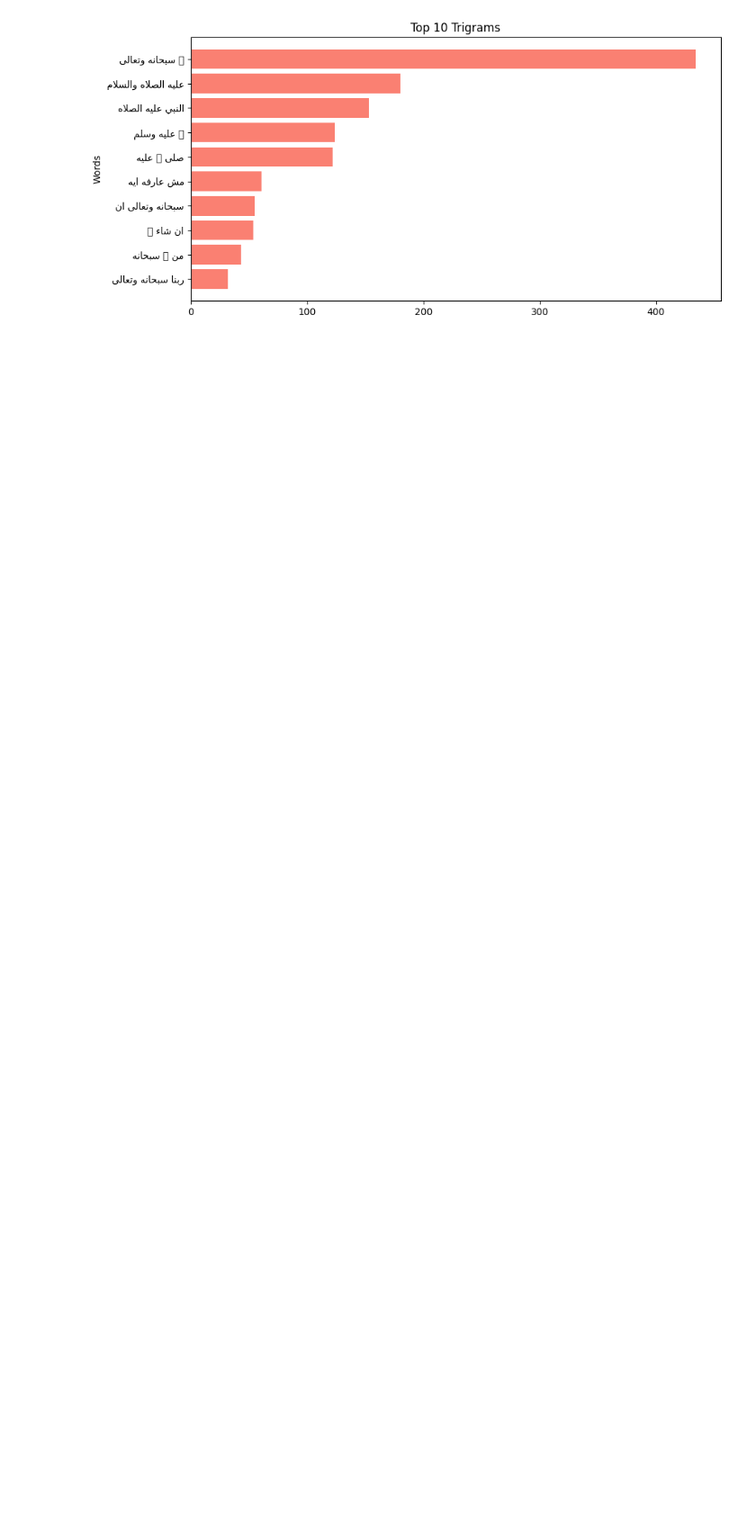
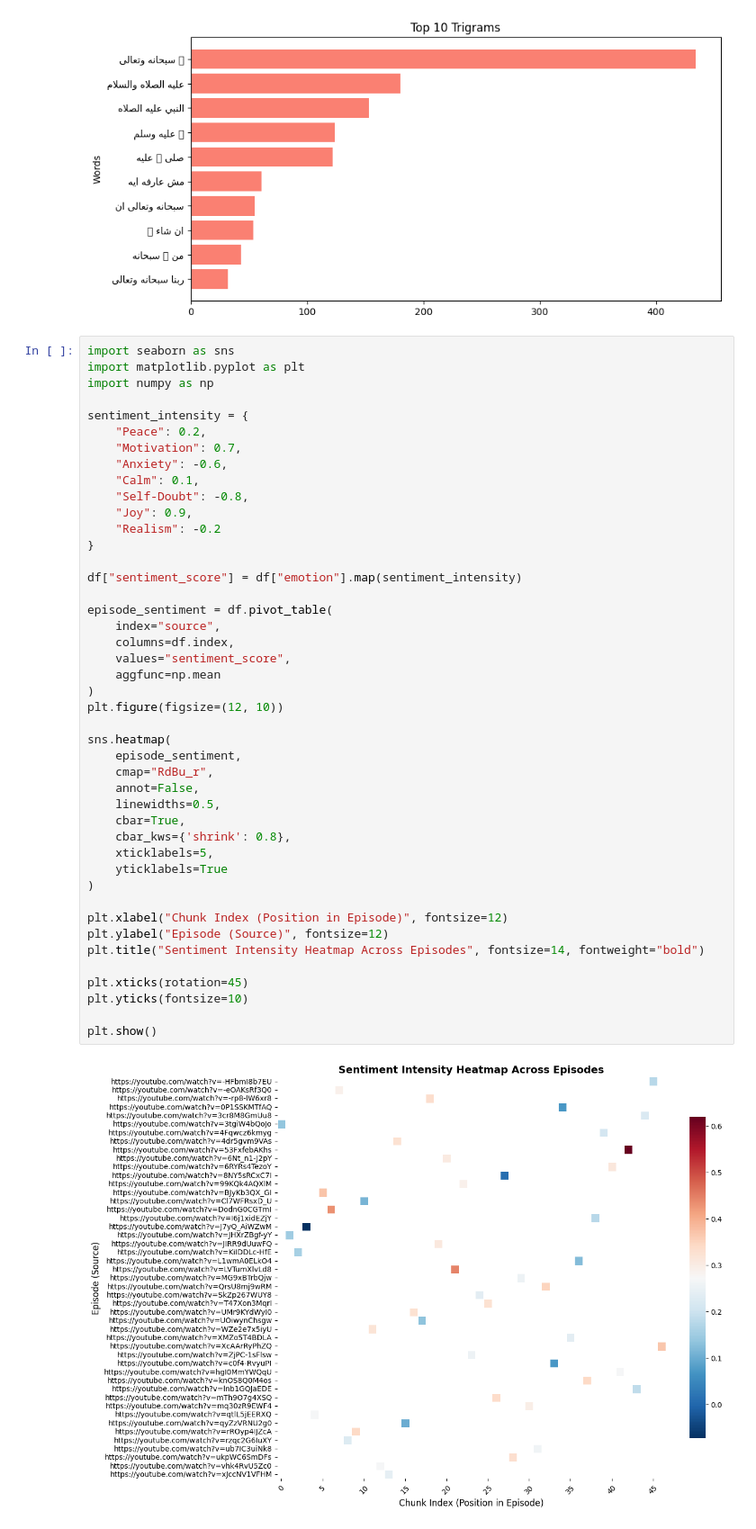
Before and after one commit to SarahEhabGamil/NLP-project, a Jupyter notebook: NLP_Project.ipynb, the cells around one changed output. Shown at 90% size. Drawn from its saved outputs; the diff is of its cells as text; blank space fills up the shorter version.

```diff
--- a/NLP_Project.ipynb
+++ b/NLP_Project.ipynb
@@ -459,3 +527,49 @@ plt.show()
 # %% [output]
 [figure]
 [figure]
+# %%
+import seaborn as sns
+import matplotlib.pyplot as plt
+import numpy as np
+
+sentiment_intensity = {
+    "Peace": 0.2,
+    "Motivation": 0.7,
+    "Anxiety": -0.6,
+    "Calm": 0.1,
+    "Self-Doubt": -0.8,
+    "Joy": 0.9,
+    "Realism": -0.2
+}
+
+df["sentiment_score"] = df["emotion"].map(sentiment_intensity)
+
+episode_sentiment = df.pivot_table(
+    index="source",
+    columns=df.index,
+    values="sentiment_score",
+    aggfunc=np.mean
+)
+plt.figure(figsize=(12, 10))
+
+sns.heatmap(
+    episode_sentiment,
+    cmap="RdBu_r",
+    annot=False,
+    linewidths=0.5,
+    cbar=True,
+    cbar_kws={'shrink': 0.8},
+    xticklabels=5,
+    yticklabels=True
+)
+
+plt.xlabel("Chunk Index (Position in Episode)", fontsize=12)
+plt.ylabel("Episode (Source)", fontsize=12)
+plt.title("Sentiment Intensity Heatmap Across Episodes", fontsize=14, fontweight="bold")
+
+plt.xticks(rotation=45)
+plt.yticks(fontsize=10)
+
+plt.show()
+# %% [output]
+[figure, added]
```
Also changed, not shown: parts of 14 cells of this notebook.
